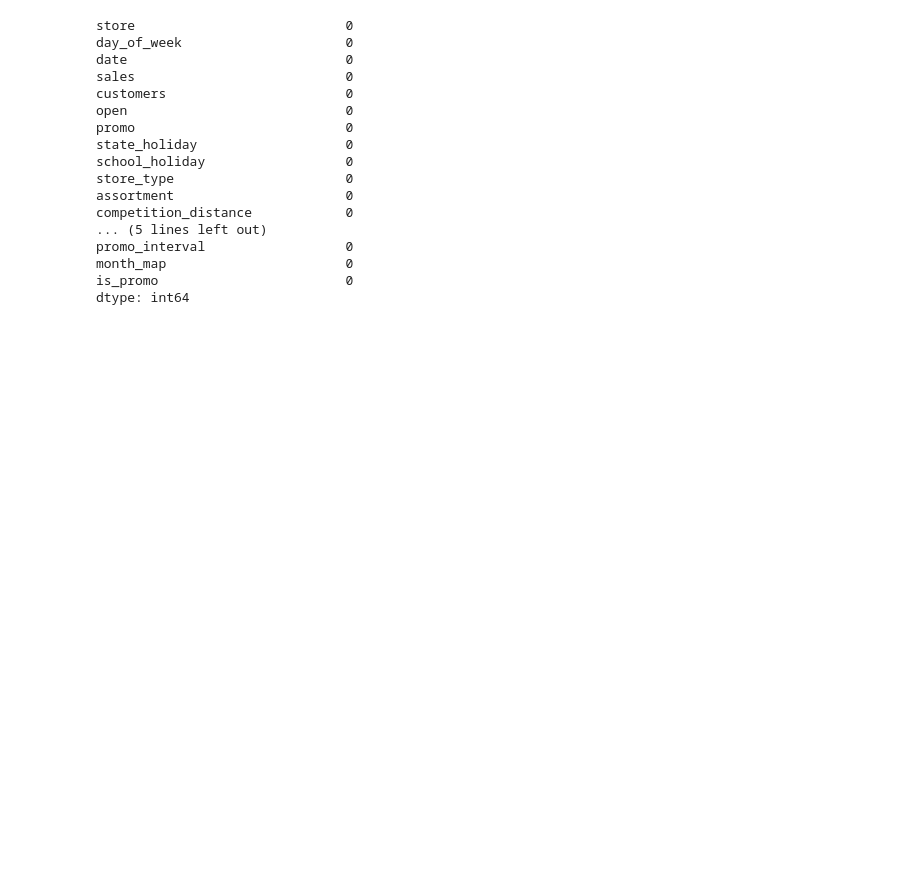
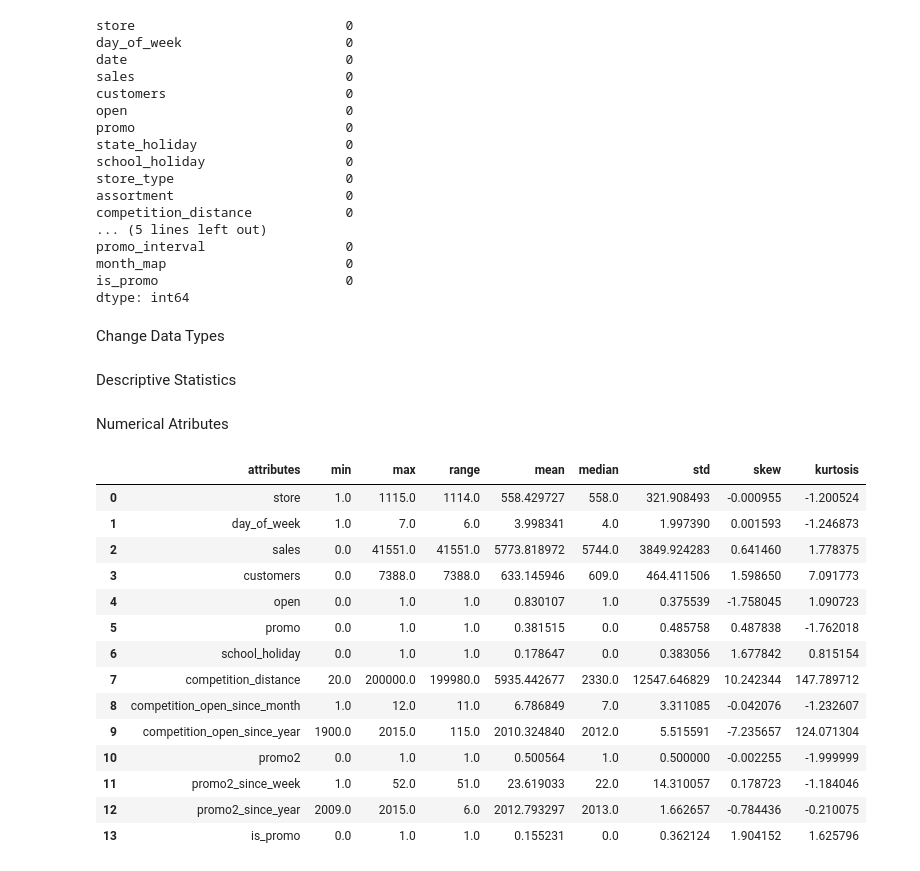
Before and after one commit to siquette/ds_producao, a Jupyter notebook: ds.ipynb, the cells around one changed output. Drawn from its saved outputs; the diff is of its cells as text; code cells hidden in the pictures; blank space fills up the shorter version.

```diff
--- a/ds.ipynb
+++ b/ds.ipynb
@@ -160,3 +178,5 @@ promo_interval                  0
 month_map                       0
 is_promo                        0
 dtype: int64
+# %% [markdown]
+Change Data Types
@@ -162,0 +190,39 @@ dtype: int64
+# %% [markdown]
+Descriptive Statistics
+# %%
+num_attributes = df1.select_dtypes( include=['int64', 'float64'] )
+cat_attributes = df1.select_dtypes( exclude=['int64', 'float64', 'datetime64[ns]'] )
+# %% [markdown]
+Numerical Atributes
+# %%
+# Central Tendency - mean, meadina
+ct1 = pd.DataFrame( num_attributes.apply( np.mean ) ).T
+ct2 = pd.DataFrame( num_attributes.apply( np.median ) ).T
+# dispersion - std, min, max, range, skew, kurtosis
+d1 = pd.DataFrame( num_attributes.apply( np.std ) ).T
+d2 = pd.DataFrame( num_attributes.apply( min ) ).T
+d3 = pd.DataFrame( num_attributes.apply( max ) ).T
+d4 = pd.DataFrame( num_attributes.apply( lambda x: x.max() - x.min() ) ).T
+d5 = pd.DataFrame( num_attributes.apply( lambda x: x.skew() ) ).T
+d6 = pd.DataFrame( num_attributes.apply( lambda x: x.kurtosis() ) ).T
+
+# concatenar
+m = pd.concat( [d2, d3, d4, ct1, ct2, d1, d5, d6] ).T.reset_index()
+m.columns = ['attributes', 'min', 'max', 'range', 'mean', 'median', 'std','skew', 'kurtosis']
+m
+# %% [output]
+|  | attributes | min | max | range | mean | median | std | skew | kurtosis |
+| 0 | store | 1.0 | 1115.0 | 1114.0 | 558.429727 | 558.0 | 321.908493 | -0.000955 | -1.200524 |
+| 1 | day_of_week | 1.0 | 7.0 | 6.0 | 3.998341 | 4.0 | 1.997390 | 0.001593 | -1.246873 |
+| 2 | sales | 0.0 | 41551.0 | 41551.0 | 5773.818972 | 5744.0 | 3849.924283 | 0.641460 | 1.778375 |
+| 3 | customers | 0.0 | 7388.0 | 7388.0 | 633.145946 | 609.0 | 464.411506 | 1.598650 | 7.091773 |
+| 4 | open | 0.0 | 1.0 | 1.0 | 0.830107 | 1.0 | 0.375539 | -1.758045 | 1.090723 |
+| 5 | promo | 0.0 | 1.0 | 1.0 | 0.381515 | 0.0 | 0.485758 | 0.487838 | -1.762018 |
+| 6 | school_holiday | 0.0 | 1.0 | 1.0 | 0.178647 | 0.0 | 0.383056 | 1.677842 | 0.815154 |
+| 7 | competition_distance | 20.0 | 200000.0 | 199980.0 | 5935.442677 | 2330.0 | 12547.646829 | 10.242344 | 147.789712 |
+| 8 | competition_open_since_month | 1.0 | 12.0 | 11.0 | 6.786849 | 7.0 | 3.311085 | -0.042076 | -1.232607 |
+| 9 | competition_open_since_year | 1900.0 | 2015.0 | 115.0 | 2010.324840 | 2012.0 | 5.515591 | -7.235657 | 124.071304 |
+| 10 | promo2 | 0.0 | 1.0 | 1.0 | 0.500564 | 1.0 | 0.500000 | -0.002255 | -1.999999 |
+| 11 | promo2_since_week | 1.0 | 52.0 | 51.0 | 23.619033 | 22.0 | 14.310057 | 0.178723 | -1.184046 |
+| 12 | promo2_since_year | 2009.0 | 2015.0 | 6.0 | 2012.793297 | 2013.0 | 1.662657 | -0.784436 | -0.210075 |
+| 13 | is_promo | 0.0 | 1.0 | 1.0 | 0.155231 | 0.0 | 0.362124 | 1.904152 | 1.625796 |
```
Also changed, not shown: parts of 9 cells of this notebook.
